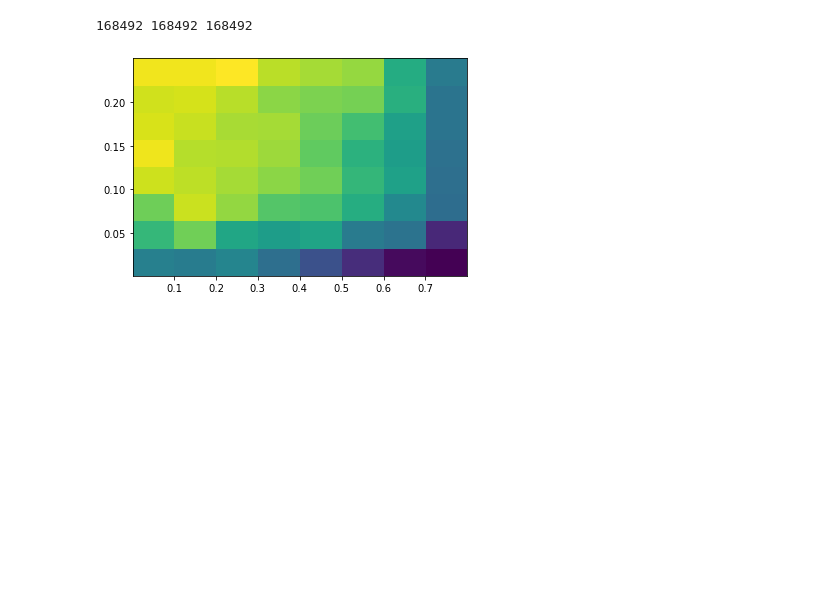
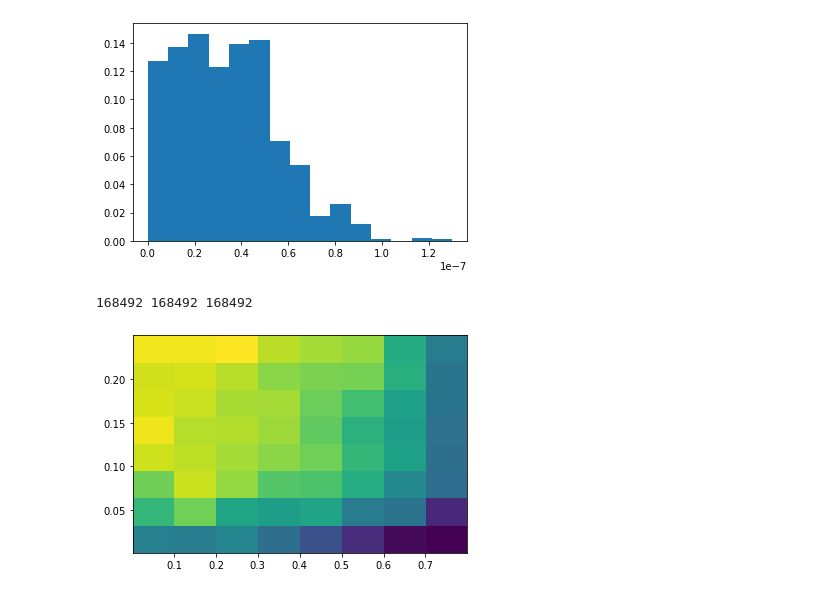
Before and after one commit to lanky441/3C66B_GWecc_search, a Jupyter notebook: make_plots.ipynb, the cells around one changed output. Drawn from its saved outputs; the diff is of its cells as text; code cells hidden in the pictures; blank space fills up the shorter version.

```diff
--- a/make_plots.ipynb
+++ b/make_plots.ipynb
@@ -28,5 +28,15 @@ Chain shape = (89200, 101)
 # %%
 burn = int(chain.shape[0] * burn_frac)
+# %%
+def log2linear_weight(value, pmin, pmax):
+    mask = np.logical_and(value>=pmin, value<=pmax)
+    uniform_prior = 1 / (pmax-pmin)
+    linexp_prior = np.log(10) * 10**value / (10**pmax - 10**pmin)
+
+    weight = mask * linexp_prior / uniform_prior
+    weight /= sum(weight)
+
+    return weight
 # %%
 e_idx = np.where(param_names == "gwecc_e0")[0][0]
 eta_idx = np.where(param_names == "gwecc_eta")[0][0]
@@ -41,6 +51,13 @@ plt.show()
 es = chain[burn:, e_idx]
 etas = chain[burn:, eta_idx]
 gwecc_log10_As = chain[burn:, A_idx]
+# %%
+A_post_ws = log2linear_weight(gwecc_log10_As, -12, -6)
+
+plt.hist(10**gwecc_log10_As, bins=15, weights=A_post_ws)
+plt.show()
+# %% [output]
+[figure, added]
 # %%
 ep, etap, logAp, valid = np.genfromtxt("valid_param_space.txt").transpose()
 
```
Also changed, not shown: parts of 8 cells of this notebook, 4 other files.
